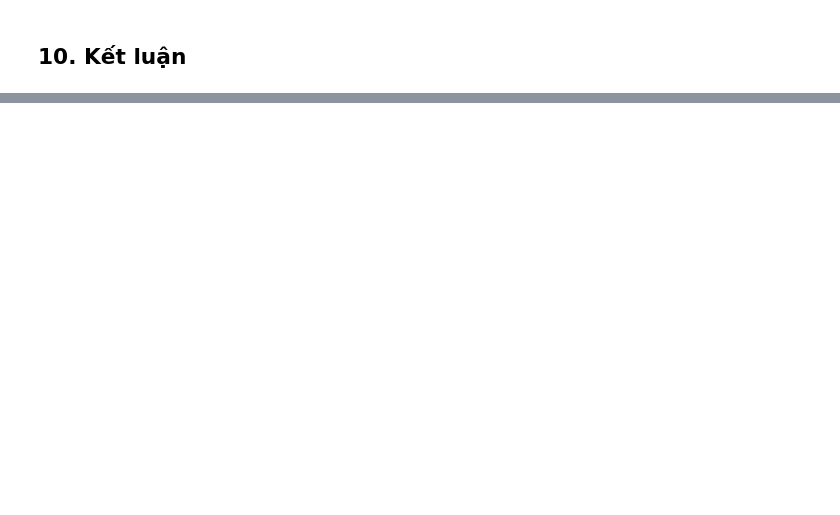
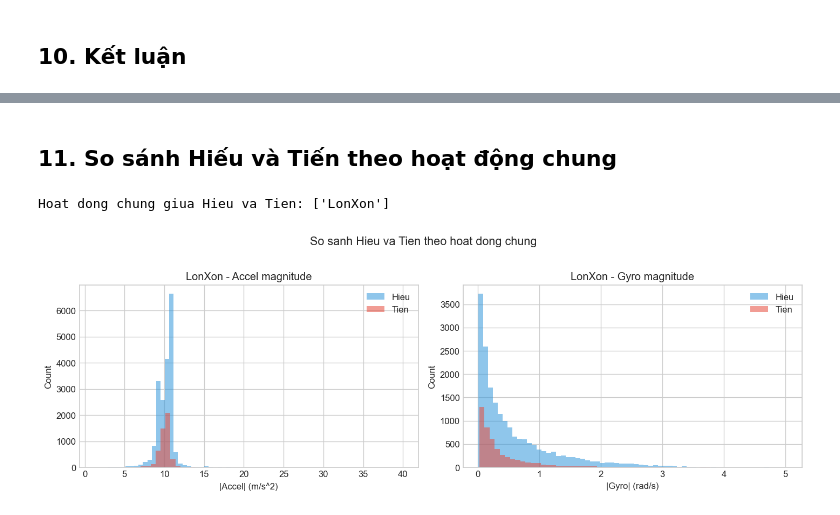
Before and after one commit to flyingdoggoo/Fall-Detection-Smart-Wearable-Device-, a Jupyter notebook: python/compare_hieu_tien.ipynb, the cells around one changed output, grey strips where cells are left out. Saved outputs shown, nothing was run; the diff lists cells and outputs as text; code cells hidden in the pictures; blank space fills up the shorter version.

```diff
--- a/python/compare_hieu_tien.ipynb
+++ b/python/compare_hieu_tien.ipynb
@@ -512,3 +561,54 @@ Luu y:
 - Cung thiet bi ESP32-C3 + MPU6050, 50Hz, Kalman-filtered
 - Su khac biet den tu the trang, cach nga, vi tri deo cam bien
 ============================================================
+# %% [markdown]
+## 11. So sánh Hiếu và Tiến theo hoạt động chung
+# %%
+def plot_common_activity_comparison(hieu_accel, hieu_gyro, tien_accel, tien_gyro):
+    hieu_acts = set(hieu_accel['activity_name'].unique()) if not hieu_accel.empty else set()
+    tien_acts = set(tien_accel['activity_name'].unique()) if not tien_accel.empty else set()
+    common_acts = sorted(hieu_acts.intersection(tien_acts))
+
+    print('Hoat dong chung giua Hieu va Tien:', common_acts if common_acts else 'Khong co')
+
+    if not common_acts:
+        print('Khong co hoat dong chung de so sanh theo activity_name.')
+        return
+
+    fig, axes = plt.subplots(len(common_acts), 2, figsize=(12, 4 * len(common_acts)))
+    if len(common_acts) == 1:
+        axes = np.array([axes])
+
+    for i, act in enumerate(common_acts):
+        ha = hieu_accel[hieu_accel['activity_name'] == act]
+        ta = tien_accel[tien_accel['activity_name'] == act]
+        hg = hieu_gyro[hieu_gyro['activity_name'] == act]
+        tg = tien_gyro[tien_gyro['activity_name'] == act]
+
+        axes[i, 0].hist(ha['mag'].clip(0, 40), bins=60, alpha=0.55, label='Hieu', color='#3498db', edgecolor='none')
+        axes[i, 0].hist(ta['mag'].clip(0, 40), bins=60, alpha=0.55, label='Tien', color='#e74c3c', edgecolor='none')
+        axes[i, 0].set_title(f'{act} - Accel magnitude')
+        axes[i, 0].set_xlabel('|Accel| (m/s^2)')
+        axes[i, 0].set_ylabel('Count')
+        axes[i, 0].legend()
+
+        if not hg.empty and not tg.empty:
+            axes[i, 1].hist(hg['gmag'].clip(0, 8), bins=60, alpha=0.55, label='Hieu', color='#3498db', edgecolor='none')
+            axes[i, 1].hist(tg['gmag'].clip(0, 8), bins=60, alpha=0.55, label='Tien', color='#e74c3c', edgecolor='none')
+            axes[i, 1].set_title(f'{act} - Gyro magnitude')
+            axes[i, 1].set_xlabel('|Gyro| (rad/s)')
+            axes[i, 1].set_ylabel('Count')
+            axes[i, 1].legend()
+        else:
+            axes[i, 1].text(0.5, 0.5, 'Thieu gyro de so sanh', ha='center', va='center', transform=axes[i, 1].transAxes)
+            axes[i, 1].set_title(f'{act} - Gyro magnitude')
+
+    plt.suptitle('So sanh Hieu va Tien theo hoat dong chung', fontsize=13, y=1.02)
+    plt.tight_layout()
+    plt.show()
+
+
+plot_common_activity_comparison(hieu_accel, hieu_gyro, tien_accel, tien_gyro)
+# %% [output]
+Hoat dong chung giua Hieu va Tien: ['LonXon']
+[figure, added]
```
Also changed, not shown: parts of 15 cells of this notebook, 3 other files.
